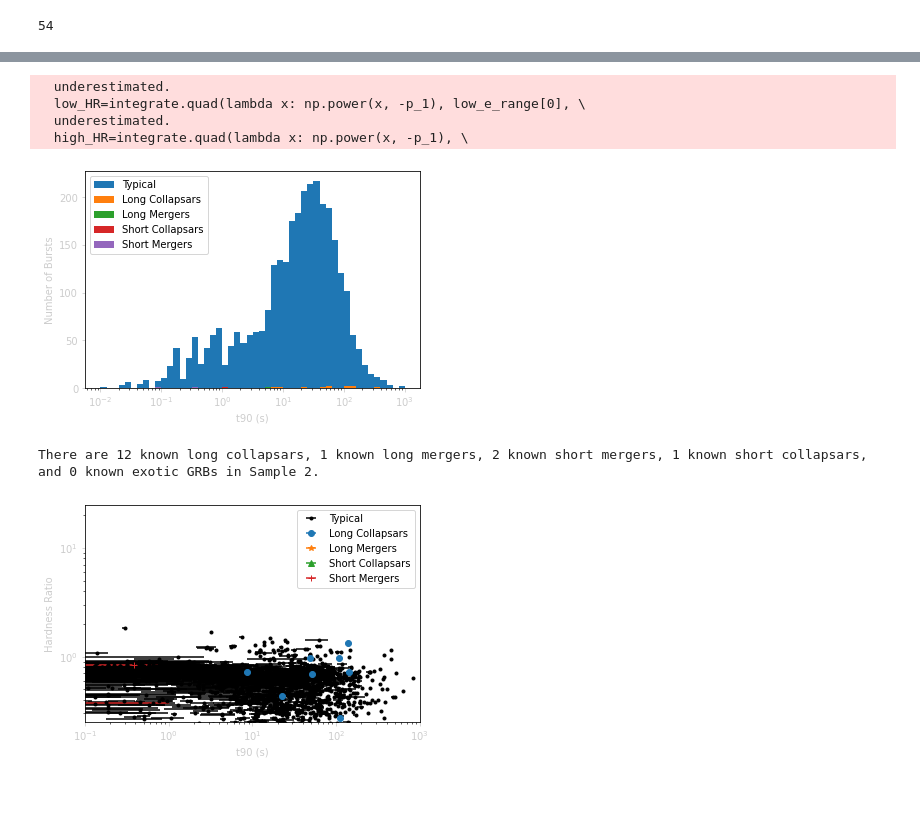
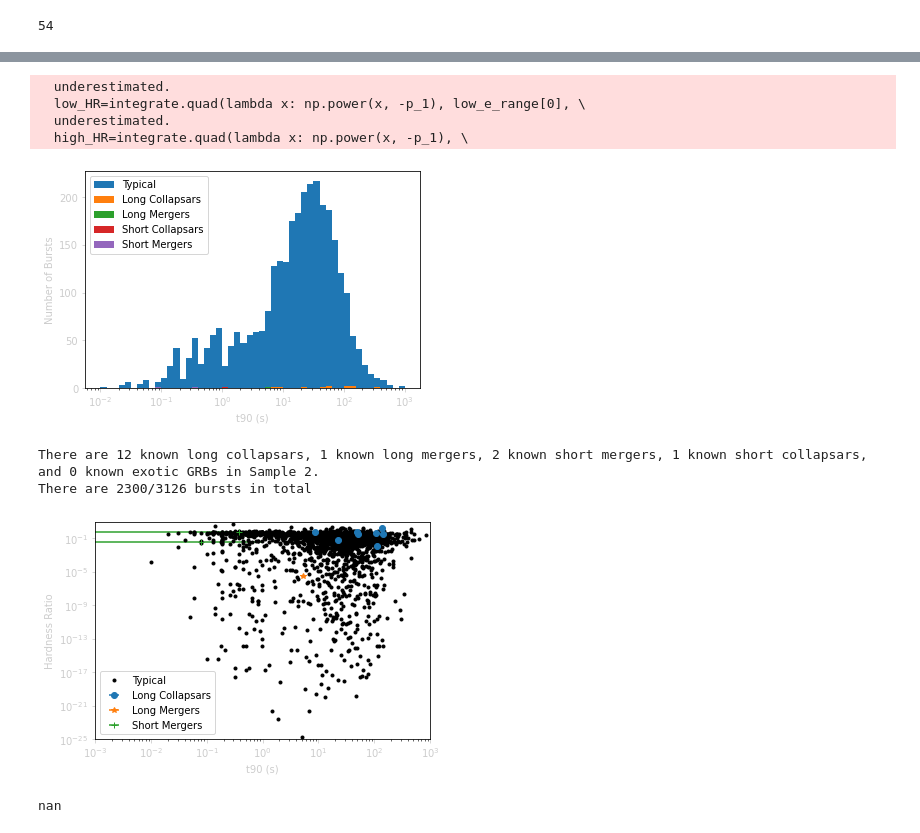
Before and after one commit to nuessle167/mirrored_prediction_paper, a Jupyter notebook: Cursed_code.ipynb, the cells around one changed output, grey strips where cells are left out. Drawn from its saved outputs; the diff is of its cells as text; code cells hidden in the pictures; blank space fills up the shorter version.

```diff
--- a/Cursed_code.ipynb
+++ b/Cursed_code.ipynb
@@ -131,8 +131,8 @@ def HR_err_func(S_top, S_bot, sig_S_top, sig_S_bot):
     return HR_err
 
 def Fermi_HR_func(relevant_fermi_data, spectral_model, entry):
-    low_e_range=[25, 50]
-    high_e_range=[50, 100]
+    low_e_range=[15, 150]
+    high_e_range=[150, 1500]
     if spectral_model=='pflx_plaw              ' or spectral_model==1:
         p_1=relevant_fermi_data.at[entry, 'pflx_plaw_index']
         low_HR=integrate.quad(lambda x: np.power(x, p_1), low_e_range[0], \
@@ -1321,7 +1594,7 @@ exotic_t90_err=np.where(exo_sample_2_data['t90_error'] != 'N/A', \
 if len(exotic_t90_err)>0:
     for j in range(0, len(exotic_t90_err)):
         exotic_t90_err[j]=float(exotic_t90_err[j])
-typical_sample_2_data=sample_2_data[~(lm_mask&lc_mask&sm_mask&sc_mask&exo_mask)]
+typical_sample_2_data=sample_2_data[~(lm_mask|lc_mask|sm_mask|sc_mask|exo_mask)]
 for i in typical_sample_2_data.index.to_list():
     typical_HR=np.append(typical_HR, Fermi_HR_func(sample_2_data, \
                                 sample_2_data.at[i, 'pflx_best_fitting_model'], i))
@@ -1351,46 +1624,54 @@ mergers, {} known short mergers, {} known short collapsars, and \
 {} known exotic GRBs in Sample 2.".\
 format(len(long_collapsar_t90), len(long_merger_t90), \
        len(short_merger_t90), len(short_collapsar_t90), len(exotic_t90)))
+print('There are {}/{} bursts in total'.format(np.count_nonzero(~np.isnan(long_collapsar_HR))\
+        +np.count_nonzero(~np.isnan(long_merger_HR))+\
+        np.count_nonzero(~np.isnan(short_merger_HR))+\
+        np.count_nonzero(~np.isnan(short_collapsar_HR))+\
+        np.count_nonzero(~np.isnan(exotic_HR))+np.count_nonzero(~np.isnan(typical_HR)), \
+                                              len(sample_2_data)))
 plt.errorbar(x=typical_t90, y=typical_HR,\
 #              yerr=np.transpose(typical_HR_err),\
-             xerr=typical_t90_err, \
+#              xerr=typical_t90_err, \
              marker=".", color='k', ls='none')
 plt.errorbar(x=long_collapsar_t90, y=long_collapsar_HR, \
 #              yerr=np.transpose(long_collapsar_HR_err), \
              xerr=long_collapsar_t90_err,\
              marker="o", ls='none')
 plt.errorbar(x=long_merger_t90, y=long_merger_HR, \
 #              yerr=np.transpose(long_merger_HR_err),\
              xerr=long_merger_t90_err,\
              marker="*", ls='none')
-plt.errorbar(x=short_collapsar_t90, y=short_collapsar_HR, \
-#              yerr=np.transpose(short_collapsar_HR_err),\
-             xerr=short_collapsar_t90_err,\
-             marker="^", ls='none')
+# plt.errorbar(x=short_collapsar_t90, y=short_collapsar_HR, \
+# #              yerr=np.transpose(short_collapsar_HR_err),\
+# #              xerr=short_collapsar_t90_err,\
+#              marker="^", ls='none')
 plt.errorbar(x=short_merger_t90, y=short_merger_HR, \
 #              yerr=np.transpose(short_merger_HR_err), \
              xerr=short_merger_t90_err, \
              marker="+", ls='none')
 # plt.errorbar(x=exotic_t90, y=exotic_HR, yerr=np.transpose(exotic_HR_err), \
 #              xerr=exotic_t90_err, marker="o", ls='none')
-plt.axis([0.1, 1000, 0.25, 25])
+plt.axis([0.001, 1000, 1e-25, 10])
 plt.xscale('log')
 plt.yscale('log')
 plt.tick_params(axis='x', colors='0.8')
 plt.tick_params(axis='y', colors='0.8')
-plt.legend(['Typical', 'Long Collapsars', 'Long Mergers', 'Short Collapsars', \
+plt.legend(['Typical', 'Long Collapsars', 'Long Mergers', \
             'Short Mergers'])
 plt.xlabel("t90 (s)", color="0.8")
 plt.ylabel("Hardness Ratio", color="0.8")
 plt.show()
 # %% [output]
   underestimated.
   low_HR=integrate.quad(lambda x: np.power(x, -p_1), low_e_range[0], \
   underestimated.
   high_HR=integrate.quad(lambda x: np.power(x, -p_1), \
 [figure]
 There are 12 known long collapsars, 1 known long mergers, 2 known short mergers, 1 known short collapsars, and 0 known exotic GRBs in Sample 2.
+There are 2300/3126 bursts in total
-[figure, old version]
+[figure, new version]
+nan
 # %%
 ##Sample 3 Diagnositics##
 #typical_edited_fermi_data=fermi_data
```
Also changed, not shown: parts of 6 cells of this notebook.
